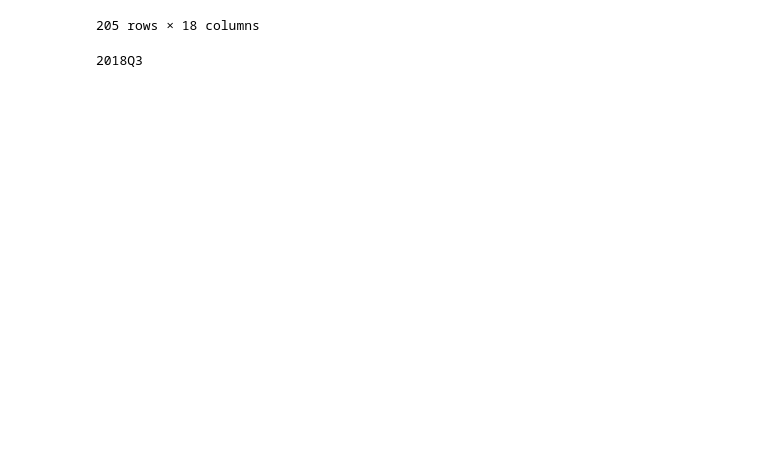
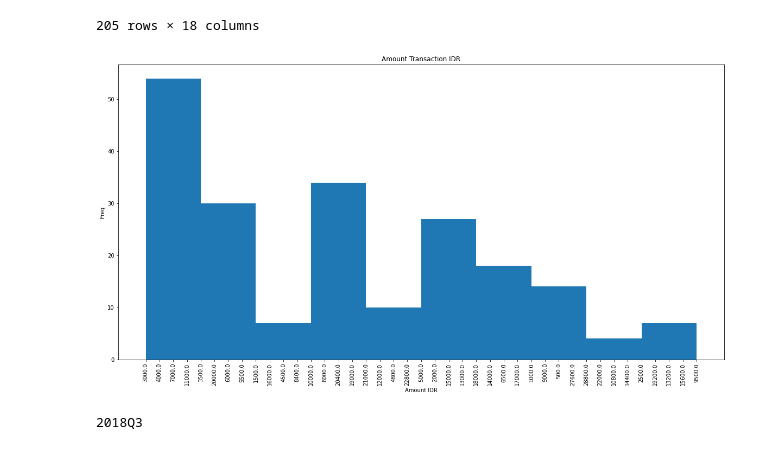
Before and after one commit to hariangr/learn_etl_data_warehouse, a Jupyter notebook: explore_data.ipynb, the cells around one changed output. Drawn from its saved outputs; the diff is of its cells as text; code cells hidden in the pictures; blank space fills up the shorter version.

Commit message:
add graph

```diff
--- a/explore_data.ipynb
+++ b/explore_data.ipynb
@@ -231,7 +231,9 @@ def get_lng(cell):
 fact_transaction['transaction_from_lat'] = fact_transaction['transaction_from_latlng'].apply(get_lat).astype(float)
 fact_transaction['transaction_from_lng'] = fact_transaction['transaction_from_latlng'].apply(get_lng).astype(float)
 fact_transaction['transaction_to_lat'] = fact_transaction['transaction_to_latlng'].apply(get_lat).astype(float)
-fact_transaction['transaction_to_lng'] = fact_transaction['transaction_to_latlng'].apply(get_lng).astype(float)
+
+fact_transaction['amount_delivery'] = fact_transaction['amount_delivery'].astype(float)
+fact_transaction['amount_merchant'] = fact_transaction['amount_merchant'].astype(float)
 
 # Banyak ada yang formatnya tidak bener misal transaction_from_latlng "-0.03844709999999999,109.3272303 \t\t\t\t\t\t\..."
 fact_transaction.loc[fact_transaction['transaction_from_latlng'].str.contains("\t")]
@@ -310,6 +312,23 @@ simplify['2018Q3']
 | 1228.0 | FOOD | Pak Kumis, Jl. Husin Hanzah No.2A... | 6171031002 | Unnamed Road, Parit Tokaya | 6171010003 | 7.48 | 10000.0 | ... |
 | 2133.0 | FOOD | Jl. Komyos Sudarso No.27, Sungai ... | 6171030007 | Jl. Danau Sentarum No.117, Sungai... | 6171010003 | 6.99 | 9000.0 | ... |
 205 rows × 18 columns
+# %%
+import base64
+import matplotlib
+from io import BytesIO
+matplotlib.use('Agg')
+
+fig = plt.figure(figsize=(20,10))
+plt.title("Amount Transaction IDR")
+plt.xticks(rotation=90)
+plt.xlabel("Amount IDR")
+plt.ylabel("Freq")
+plt.hist(simplify['2018Q3']['amount_delivery'].to_list())
+tmpfile = BytesIO()
+plt.savefig(tmpfile, format='png')
+encoded = base64.b64encode(tmpfile.getvalue()).decode('utf-8')
+# %% [output]
+[figure, added]
 # %%
 from IPython.display import display, HTML
 for q, it in sort_quarterly:
```
Also changed, not shown: parts of 5 cells of this notebook, 6 other files.
